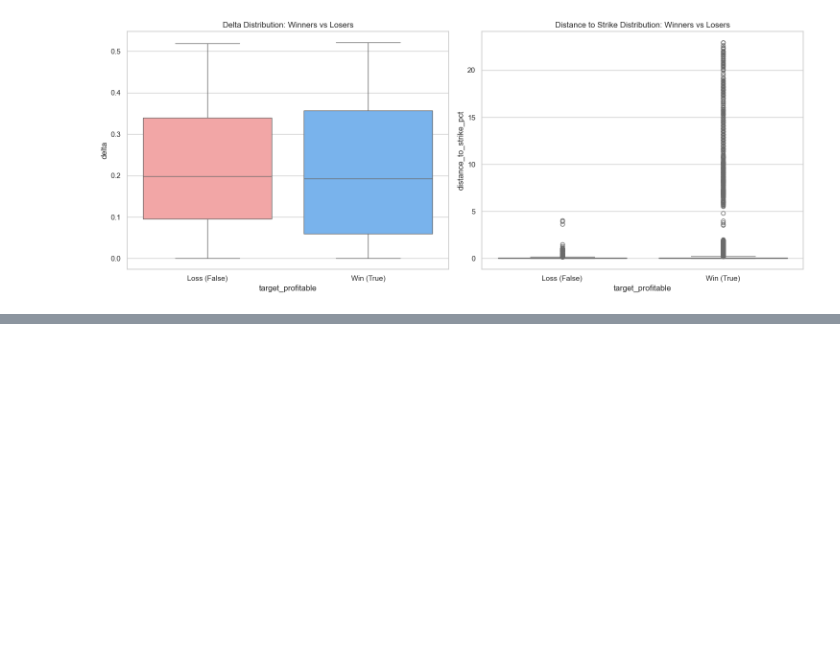
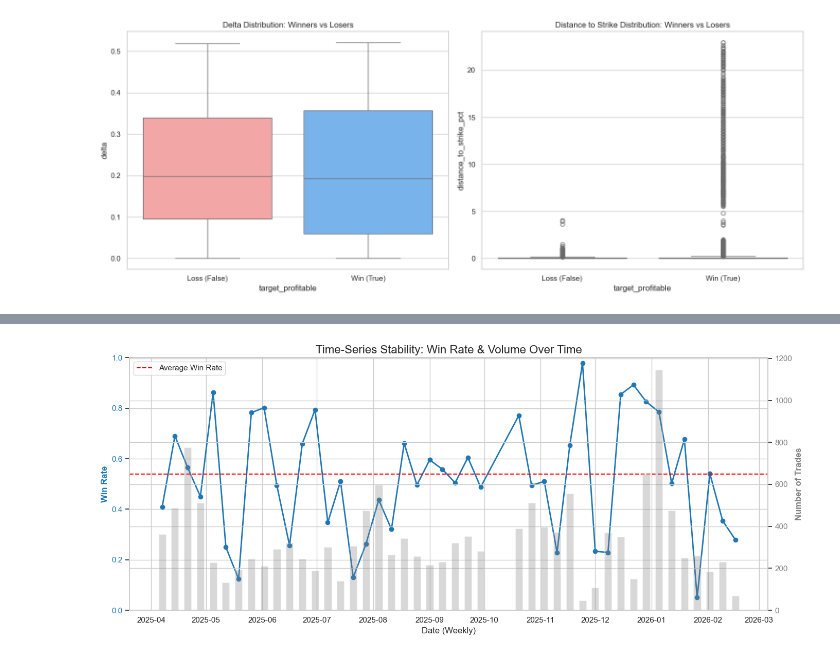
Before and after one commit to eulloa10/ml-options-screener, a Jupyter notebook: notebooks/01_eda.ipynb, the cells around one changed output, grey strips where cells are left out. Saved outputs shown, nothing was run; the diff lists cells and outputs as text; code cells hidden in the pictures; blank space fills up the shorter version.

```diff
--- a/notebooks/01_eda.ipynb
+++ b/notebooks/01_eda.ipynb
@@ -148,0 +205,19 @@ Passing `palette` without assigning `hue` is deprecated and will be removed in v
+# %%
+def clean_dataset(df):
+    print(f"Original row count: {len(df)}")
+
+    df_clean = df.dropna(subset=['bid']).copy()
+
+    # Filter out absurd strikes
+    # For a covered call, selling a strike more than 50% away from the stock price
+    # is usually not a real trade (premium is too low).
+    df_clean = df_clean[df_clean['distance_to_strike_pct'] <= 0.50]
+
+    print(f"Cleaned row count: {len(df_clean)}")
+    print(f"Rows removed: {len(df) - len(df_clean)}")
+
+    return df_clean
+
+df_ml_clean = clean_dataset(df_ml)
+
+print(f"New Max Distance: {df_ml_clean['distance_to_strike_pct'].max():.2%}")
@@ -148,0 +260,38 @@ Passing `palette` without assigning `hue` is deprecated and will be removed in v
+# %%
+# Ensure snapshot_date is a datetime object
+df_ml_clean['snapshot_date'] = pd.to_datetime(df_ml_clean['snapshot_date'])
+
+# Group by week ('W') to calculate win rate and total trade volume
+weekly_stats = df_ml_clean.groupby(df_ml_clean['snapshot_date'].dt.to_period('W')).agg(
+    win_rate=('target_profitable', 'mean'),
+    trade_count=('target_profitable', 'count')
+).reset_index()
+
+# Convert the period back to a standard date for plotting
+weekly_stats['snapshot_date'] = weekly_stats['snapshot_date'].dt.start_time
+
+# Set up the plot with two Y-axes
+fig, ax1 = plt.subplots(figsize=(14, 6))
+
+# Plot 1: Win Rate (Blue Line)
+color = '#1f77b4'
+ax1.set_xlabel('Date (Weekly)')
+ax1.set_ylabel('Win Rate', color=color, fontweight='bold')
+ax1.plot(weekly_stats['snapshot_date'], weekly_stats['win_rate'], color=color, marker='o', linewidth=2)
+ax1.tick_params(axis='y', labelcolor=color)
+ax1.axhline(y=df_ml_clean['target_profitable'].mean(), color='red', linestyle='--', label='Average Win Rate')
+ax1.set_ylim(0, 1.0) # Win rate is between 0 and 100%
+ax1.legend(loc='upper left')
+
+# Plot 2: Trade Volume (Gray Bars)
+ax2 = ax1.twinx()
+color = 'gray'
+ax2.set_ylabel('Number of Trades', color=color, fontweight='bold')
+ax2.bar(weekly_stats['snapshot_date'], weekly_stats['trade_count'], width=4, alpha=0.3, color=color)
+ax2.tick_params(axis='y', labelcolor=color)
+
+plt.title('Time-Series Stability: Win Rate & Volume Over Time', fontsize=16)
+fig.tight_layout()
+plt.show()
+# %% [output]
+[figure, added]
```
Also changed, not shown: parts of 5 cells of this notebook, 3 other files.
